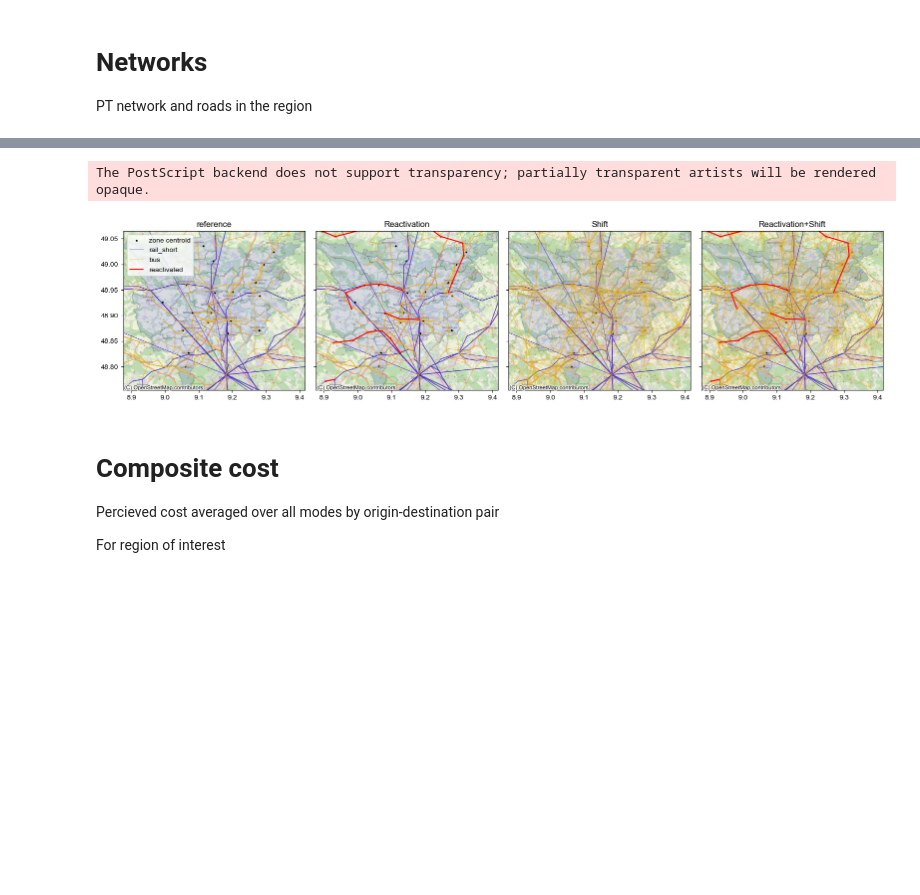
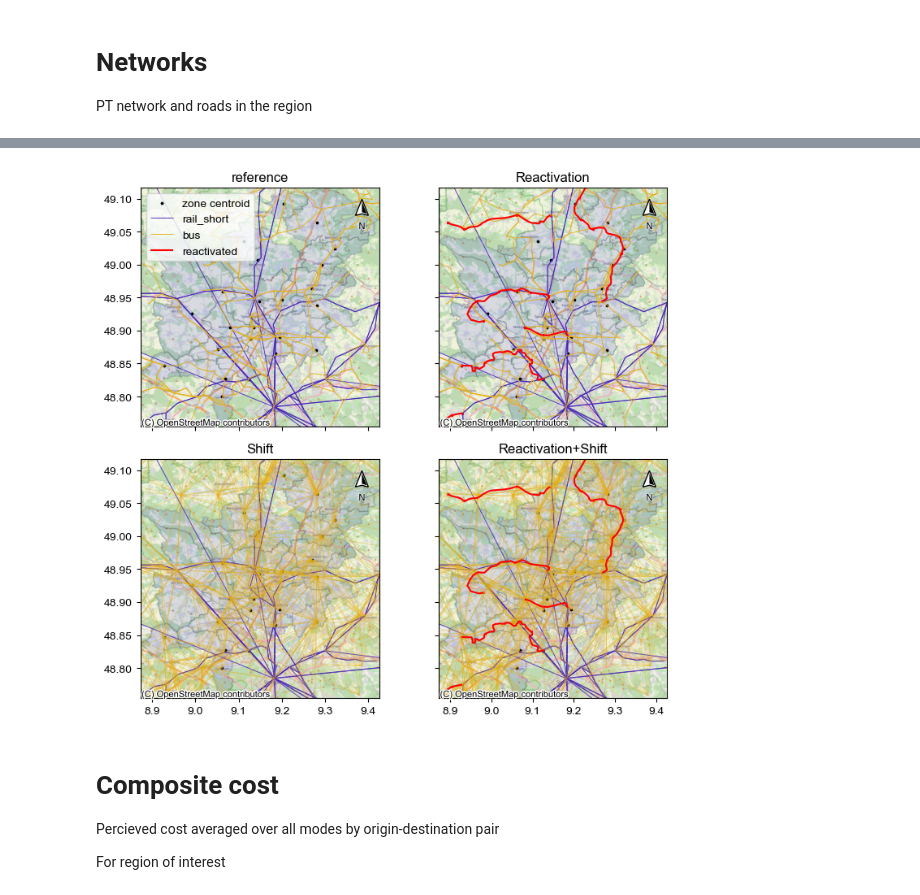
Before and after one commit to marlinarnz/quetzal_germany, a Jupyter notebook: notebooks/val_regional.ipynb, the cells around one changed output, grey strips where cells are left out. Saved outputs shown, nothing was run; the diff lists cells and outputs as text; code cells hidden in the pictures; blank space fills up the shorter version.

```diff
--- a/notebooks/val_regional.ipynb
+++ b/notebooks/val_regional.ipynb
@@ -34,9 +33,10 @@ ref.zones = gpd.GeoDataFrame(ref.zones, crs=ref.epsg)
 # %%
 # Choose region
 # DE115 and DE149 are interesting for rail reactivation
+#region_name = 'Sigmaringen_region'
 region_name = 'Stuttgart_region'
-region_nuts = 'DE115'
-zone_ids = list(ref.zones.loc[ref.zones['NUTS_ID']==region_nuts, 'FID'])
+zone_ids = list(ref.zones.loc[ref.zones['NUTS_ID']=='DE115', 'FID']) + [81150052, 81255012, 81255005] # Stuttgart surrounding
+#zone_ids = list(ref.zones.loc[(ref.zones['NUTS_ID']=='DE149') & (ref.zones['FID']!=84375001), 'FID']) + [83355006, 84365001]
 polygon = ref.zones.loc[zone_ids, 'geometry'].union_all()
 # Get region boundary coords
 xx,yy = polygon.envelope.exterior.coords.xy
@@ -59,7 +72,7 @@ matplotlib.rcParams['font.family'] = 'arial'
 dpi = 500
 # %%
 # Define the mode colors
-cmap_mode = get_cmap('CMRmap')
+cmap_mode = plt.get_cmap('CMRmap')
 colormap = {'car':cmap_mode(.45), 'private_car':cmap_mode(.45), 'car_sharing':cmap_mode(.51),
             'rail':cmap_mode(.24), 'rail_long':cmap_mode(.31), 'rail_short':cmap_mode(.24),
             'coach':cmap_mode(.82), 'bus':cmap_mode(.72),
@@ -97,6 +110,9 @@ if False:
 # Networks
 
 PT network and roads in the region
+# %%
+l_reac = gpd.read_file(network_path + 'de_rail_reactivation/links.geojson')
+n_reac = gpd.read_file(network_path + 'de_rail_reactivation/nodes.geojson')
 # %%
 # Load PT networks
 pt_links = {}
@@ -113,3 +129,19 @@ for scenario in scenarios:
     pt_links[scenario] = sm.links.copy()
     pt_nodes[scenario] = sm.nodes.copy()
     del sm
+# %%
+# Link speeds of rail_short
+fig, axs = plt.subplots(1,3, figsize=(12,3), sharex='all')
+for ax, scen in zip(axs[:2], scenarios[:2]):
+    if not "Reactivation" in scen:
+        l = pt_links[scen].loc[pt_links[scen]['route_type']=='rail_short'].copy()
+    else:
+        l = pt_links[scen].loc[pt_links[scen].index.str.contains('reac')].copy()
+    l['length'] = skims.distance_from_geometry(l['geometry']).astype(int)
+    l['speed'] = l['length'] / l['time']
+    l['speed'].hist(bins=int(len(l)/5), ax=ax)
+    ax.set_title(scen)
+    ax.set_xlabel('speed [m/s]')
+(l_reac['length']/l_reac['time']).hist(bins=int(len(l_reac)/5), ax=axs[-1])
+axs[-1].set_title('All reactivated rail links')
+axs[-1].set_xlabel('speed [m/s]')
@@ -116,43 +151,45 @@ for scenario in scenarios:
 # %%
 # Plot networks
-fig, axs = plt.subplots(nrows=1, ncols=len(scenarios), figsize=(4*len(scenarios),4),
+fig, axs = plt.subplots(nrows=int(len(scenarios)/2), ncols=int(len(scenarios)/2), figsize=(8,7),
                         sharex='all', sharey='all')
-for s,ax in zip(scenarios, axs):
+for s,ax in zip(scenarios, axs.flat):
     ax.set_xlim(x0,x1)
     ax.set_ylim(y0,y1)
     # Zones
     ref.zones.loc[zone_ids].plot(color='blue', alpha=.1, edgecolor='black', ax=ax)
     # Centroids
     c = gpd.GeoDataFrame(geometry=[geometry.Point(x,y) for (x,y) in ref.zones.loc[zone_ids, ['lat', 'lon']].values], crs=4326)
     c.plot(color='black', label='zone centroid', markersize=3, ax=ax)
     # Links
     l = pt_links[s].drop_duplicates('geometry')
     l = l.loc[l['route_type']!='rail_long']
     l = l.loc[l['route_type']!='coach']
     l = l.loc[l['route_type']!='air']
     for mode in l['route_type'].unique():
         alpha = .9
         if mode=='bus' and 'Shift' in s: alpha=.2
-        l.loc[l['route_type']==mode, 'geometry'].plot(color=colormap[mode], label=mode, linewidth=.7, alpha=alpha, ax=ax)
+        l.loc[(l['route_type']==mode) & ~(l.index.str.contains('reac')), 'geometry'
+             ].plot(color=colormap[mode], label=mode, linewidth=.7, alpha=alpha, ax=ax)
     # Reactivation links
     if 'Reactivation' in s:
-        l_reac = l.loc[l.index.str.contains('reac')]
+        #l_reac = l.loc[l.index.str.contains('reac')]
+        #n_reac = pt_nodes[s].loc[pt_nodes[s].index.isin(set(list(l_reac['a'])+list(l_reac['b'])))]
         l_reac.plot(color='red', label='reactivated', ax=ax)
-        pt_nodes[s].loc[pt_nodes[s].index.isin(set(list(l_reac['a'])+list(l_reac['b'])))
-                        ].plot(color='red', markersize=2.1, ax=ax)
+        n_reac.plot(color='red', markersize=2.15, ax=ax)
     try:
         cx.add_basemap(ax=ax, crs=4326, zoom=11, source=cx.providers.OpenStreetMap.DE)
     except HTTPError:
         pass
     ax.set_title(s)
-h,l = axs[1].get_legend_handles_labels()
-axs[0].legend(h,l, loc='upper left')
+    north_arrow(ax, rotation={"crs": ref.zones.crs, "reference": "center"},
+                location="upper right", scale=.2, label={"fontsize":"small"}, shadow=False)
+h,l = axs.flat[1].get_legend_handles_labels()
+axs.flat[0].legend(h,l, loc='upper left')
 fig.tight_layout()
 plt.savefig(output_path + '_scenario_validation_regional/'+region_name+'_networks_pt.png', dpi=dpi)
 #plt.savefig(output_path + '_scenario_validation_regional/'+region_name+'_networks_pt.eps')
 # %% [output]
-The PostScript backend does not support transparency; partially transparent artists will be rendered opaque.
-[figure, old version]
+[figure, new version]
 # %% [markdown]
 # Composite cost
 
```
Also changed, not shown: parts of 43 cells of this notebook, 9 other files.
